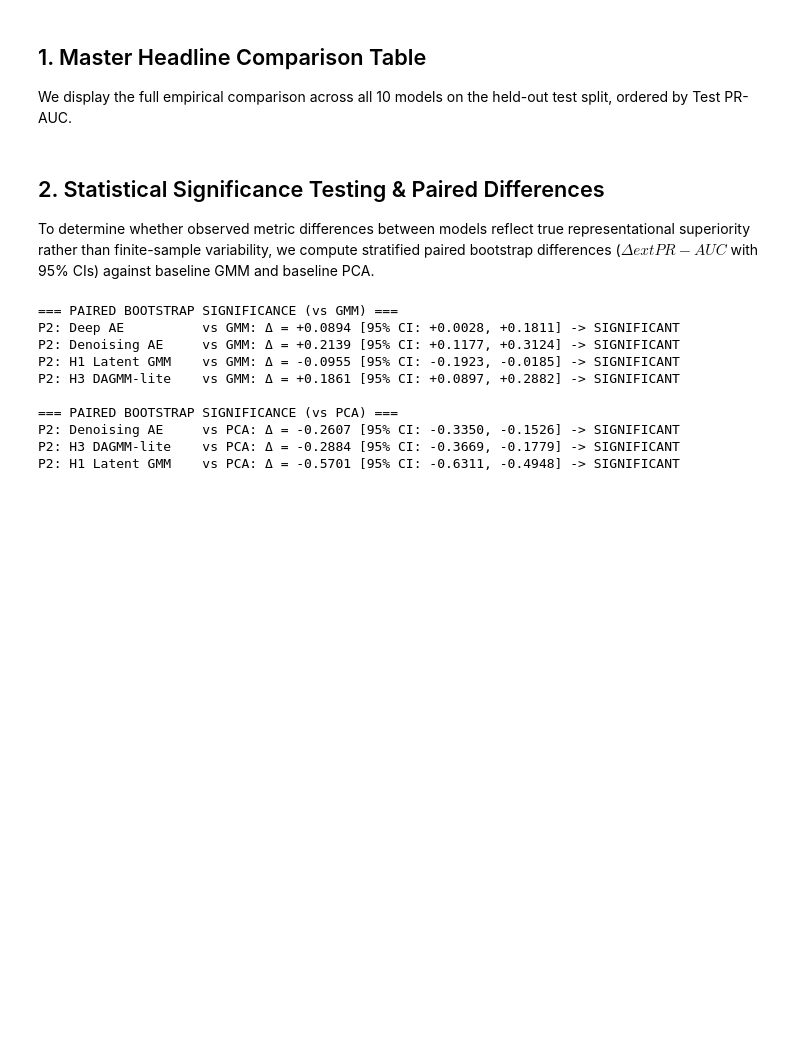
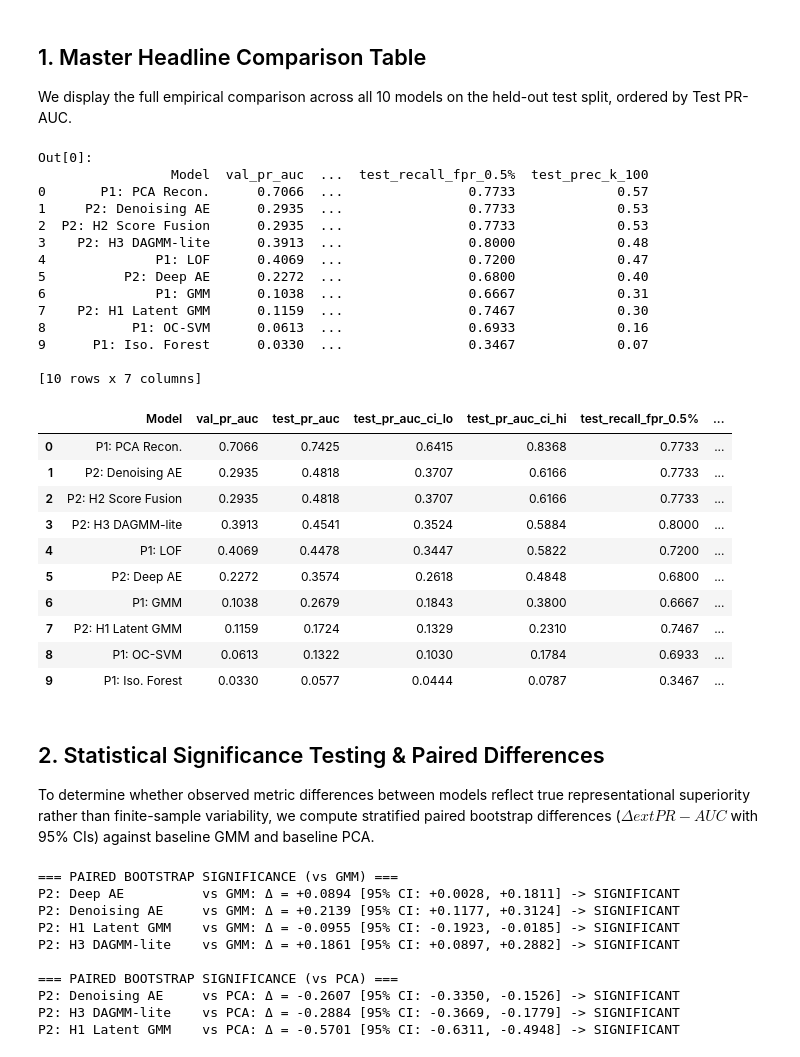
Before and after one commit to Kushal425/T033-CardFraudDetection-AML-DL, a Jupyter notebook: notebooks/06b_final_comparison_phase2.ipynb, the cells around one changed output. Saved outputs shown, nothing was run; the diff lists cells and outputs as text; code cells hidden in the pictures; blank space fills up the shorter version.

```diff
--- a/notebooks/06b_final_comparison_phase2.ipynb
+++ b/notebooks/06b_final_comparison_phase2.ipynb
@@ -75,13 +39,36 @@ All 20 score files loaded and contract validated successfully.
 ## 1. Master Headline Comparison Table
 We display the full empirical comparison across all 10 models on the held-out test split, ordered by Test PR-AUC.
 # %%
-master_df = pd.read_csv("results/tables/final_comparison_phase2.csv")
-display_cols = [
-    "Model", "val_pr_auc", "test_pr_auc", "test_pr_auc_ci_lo", "test_pr_auc_ci_hi",
-    "test_recall_fpr_0.1%", "test_recall_fpr_0.5%", "test_recall_fpr_1.0%",
-    "test_prec_k_50", "test_prec_k_100", "test_prec_k_200"
-]
-master_df[display_cols]
+master_df = pd.read_csv(ROOT / "results/tables/final_comparison_phase2.csv")
+master_df[["Model", "val_pr_auc", "test_pr_auc", "test_pr_auc_ci_lo",
+           "test_pr_auc_ci_hi", "test_recall_fpr_0.5%", "test_prec_k_100"]]
+# test_recall_fpr describes a point on the test ROC curve. See below for fixed policies.
+# %% [output]
+Out[0]:
+                 Model  val_pr_auc  ...  test_recall_fpr_0.5%  test_prec_k_100
+0       P1: PCA Recon.      0.7066  ...                0.7733             0.57
+1     P2: Denoising AE      0.2935  ...                0.7733             0.53
+2  P2: H2 Score Fusion      0.2935  ...                0.7733             0.53
+3    P2: H3 DAGMM-lite      0.3913  ...                0.8000             0.48
+4              P1: LOF      0.4069  ...                0.7200             0.47
+5          P2: Deep AE      0.2272  ...                0.6800             0.40
+6              P1: GMM      0.1038  ...                0.6667             0.31
+7    P2: H1 Latent GMM      0.1159  ...                0.7467             0.30
+8           P1: OC-SVM      0.0613  ...                0.6933             0.16
+9      P1: Iso. Forest      0.0330  ...                0.3467             0.07
+
+[10 rows x 7 columns]
+|  | Model | val_pr_auc | test_pr_auc | test_pr_auc_ci_lo | test_pr_auc_ci_hi | test_recall_fpr_0.5% | ... |
+| 0 | P1: PCA Recon. | 0.7066 | 0.7425 | 0.6415 | 0.8368 | 0.7733 | ... |
+| 1 | P2: Denoising AE | 0.2935 | 0.4818 | 0.3707 | 0.6166 | 0.7733 | ... |
+| 2 | P2: H2 Score Fusion | 0.2935 | 0.4818 | 0.3707 | 0.6166 | 0.7733 | ... |
+| 3 | P2: H3 DAGMM-lite | 0.3913 | 0.4541 | 0.3524 | 0.5884 | 0.8000 | ... |
+| 4 | P1: LOF | 0.4069 | 0.4478 | 0.3447 | 0.5822 | 0.7200 | ... |
+| 5 | P2: Deep AE | 0.2272 | 0.3574 | 0.2618 | 0.4848 | 0.6800 | ... |
+| 6 | P1: GMM | 0.1038 | 0.2679 | 0.1843 | 0.3800 | 0.6667 | ... |
+| 7 | P2: H1 Latent GMM | 0.1159 | 0.1724 | 0.1329 | 0.2310 | 0.7467 | ... |
+| 8 | P1: OC-SVM | 0.0613 | 0.1322 | 0.1030 | 0.1784 | 0.6933 | ... |
+| 9 | P1: Iso. Forest | 0.0330 | 0.0577 | 0.0444 | 0.0787 | 0.3467 | ... |
 # %% [markdown]
 ## 2. Statistical Significance Testing & Paired Differences
 To determine whether observed metric differences between models reflect true representational superiority rather than finite-sample variability, we compute stratified paired bootstrap differences ($\Delta 	ext{PR-AUC}$ with 95% CIs) against baseline GMM and baseline PCA.
```
Also changed, not shown: parts of 9 cells of this notebook, 57 other files.
